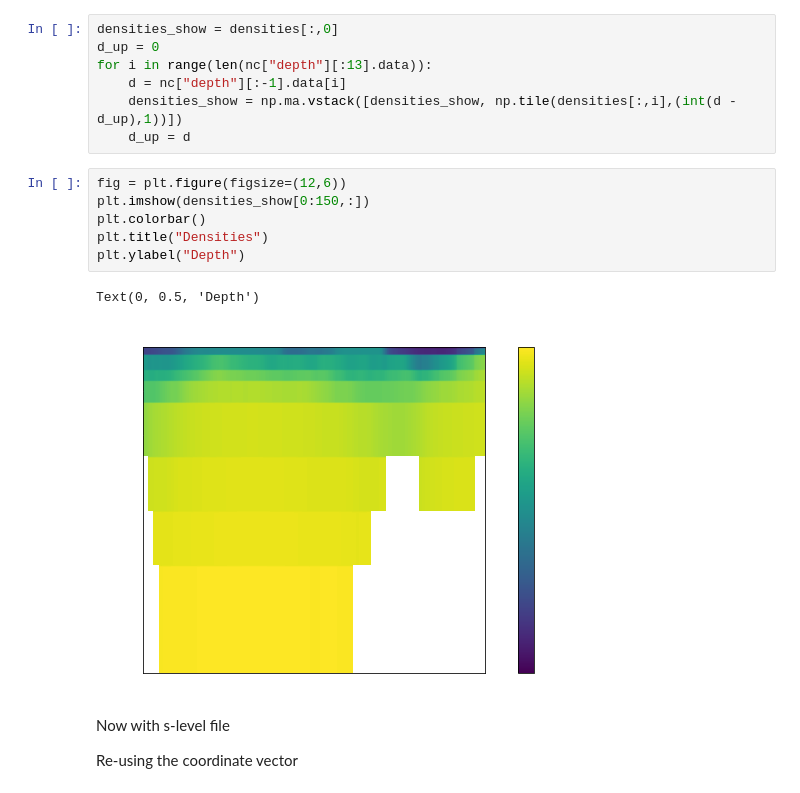
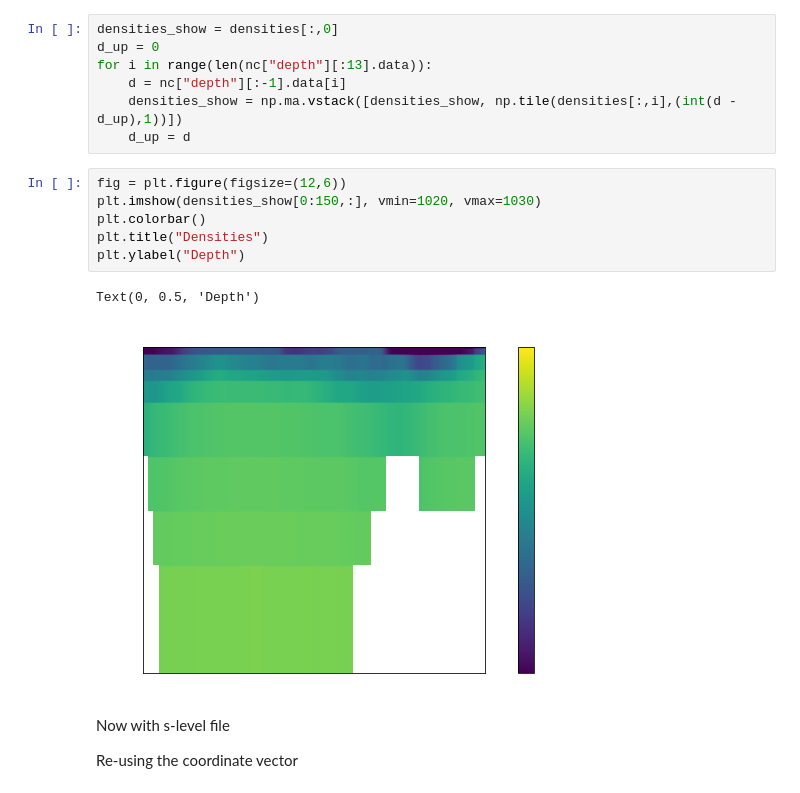
Before and after one commit to sintefmath/reduced-gravity-ocean-model, a Jupyter notebook: notebooks/densitiyProfiles.ipynb, the cells around one changed output. Drawn from its saved outputs; the diff is of its cells as text.

```diff
--- a/notebooks/densitiyProfiles.ipynb
+++ b/notebooks/densitiyProfiles.ipynb
@@ -176,13 +176,13 @@ for i in range(len(nc["depth"][:13].data)):
     d_up = d
 # %%
 fig = plt.figure(figsize=(12,6))
-plt.imshow(densities_show[0:150,:])
+plt.imshow(densities_show[0:150,:], vmin=1020, vmax=1030)
 plt.colorbar()
 plt.title("Densities")
 plt.ylabel("Depth")
 # %% [output]
 Text(0, 0.5, 'Depth')
-[figure, old version]
+[figure, new version]
 # %% [markdown]
 Now with s-level file
 
```
Also changed, not shown: parts of 17 cells of this notebook.
